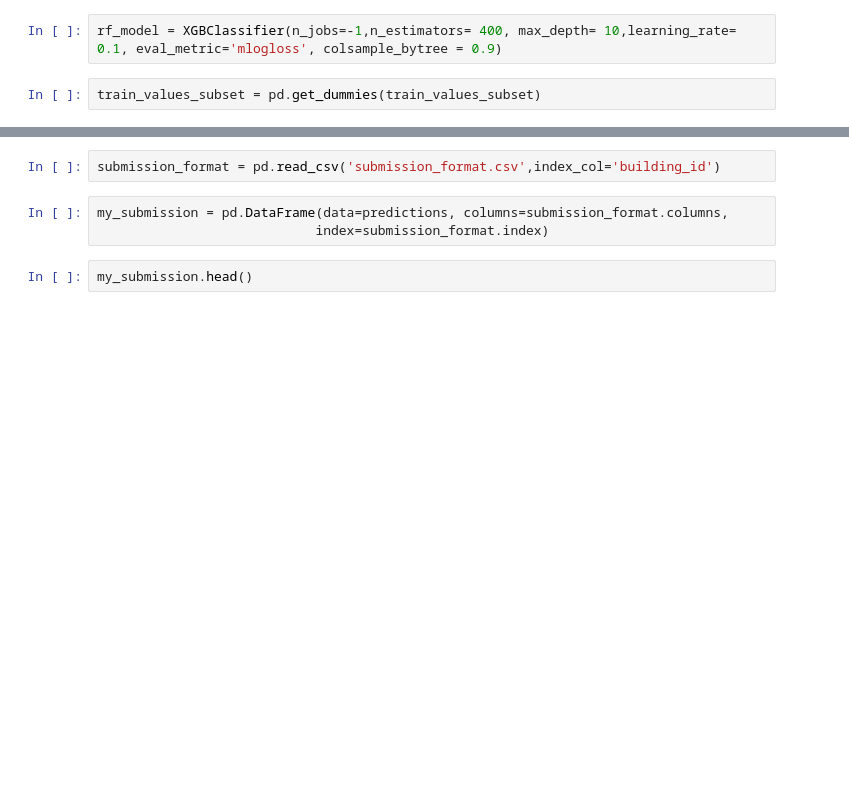
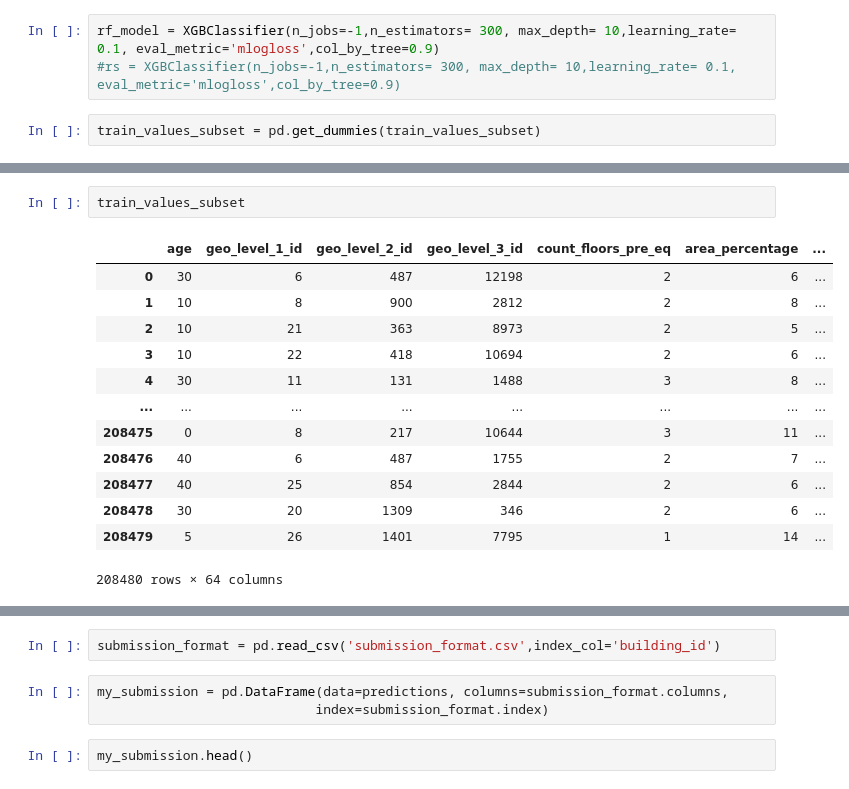
Before and after one commit to juanchycc/Tp2-Datos, a Jupyter notebook: Modelo con XGBoost.ipynb, the cells around one changed output, grey strips where cells are left out. Saved outputs shown, nothing was run; the diff lists cells and outputs as text; blank space fills up the shorter version.

```diff
--- a/Modelo con XGBoost.ipynb
+++ b/Modelo con XGBoost.ipynb
@@ -119,7 +121,8 @@ test_labels = test.loc[:, 'damage_grade']
 # %%
 #random_search = RandomizedSearchCV(rf_model, param_distributions=params, n_iter=500, scoring='accuracy', n_jobs=1, cv=skf.split(train_values_subset,train_labels.values.ravel()), random_state=1)
 # %%
-rf_model = XGBClassifier(n_jobs=-1,n_estimators= 400, max_depth= 10,learning_rate= 0.1, eval_metric='mlogloss', colsample_bytree = 0.9)
+rf_model = XGBClassifier(n_jobs=-1,n_estimators= 300, max_depth= 10,learning_rate= 0.1, eval_metric='mlogloss',col_by_tree=0.9)
+#rs = XGBClassifier(n_jobs=-1,n_estimators= 300, max_depth= 10,learning_rate= 0.1, eval_metric='mlogloss',col_by_tree=0.9)
 # %%
 train_values_subset = pd.get_dummies(train_values_subset)
 # %%
@@ -161,2 +178,18 @@ test_values_subset
+# %%
+train_values_subset
+# %% [output]
+|  | age | geo_level_1_id | geo_level_2_id | geo_level_3_id | count_floors_pre_eq | area_percentage | ... |
+| 0 | 30 | 6 | 487 | 12198 | 2 | 6 | ... |
+| 1 | 10 | 8 | 900 | 2812 | 2 | 8 | ... |
+| 2 | 10 | 21 | 363 | 8973 | 2 | 5 | ... |
+| 3 | 10 | 22 | 418 | 10694 | 2 | 6 | ... |
+| 4 | 30 | 11 | 131 | 1488 | 3 | 8 | ... |
+| ... | ... | ... | ... | ... | ... | ... | ... |
+| 208475 | 0 | 8 | 217 | 10644 | 3 | 11 | ... |
+| 208476 | 40 | 6 | 487 | 1755 | 2 | 7 | ... |
+| 208477 | 40 | 25 | 854 | 2844 | 2 | 6 | ... |
+| 208478 | 30 | 20 | 1309 | 346 | 2 | 6 | ... |
+| 208479 | 5 | 26 | 1401 | 7795 | 1 | 14 | ... |
+208480 rows × 64 columns
 # %%
 predictions = rf_model.predict(test_values_subset)
```
Also changed, not shown: parts of 12 cells of this notebook, 1 other file.
